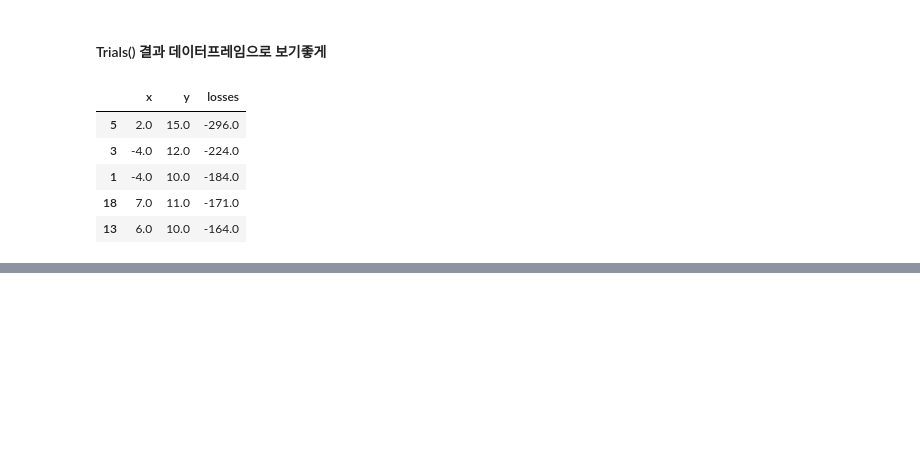
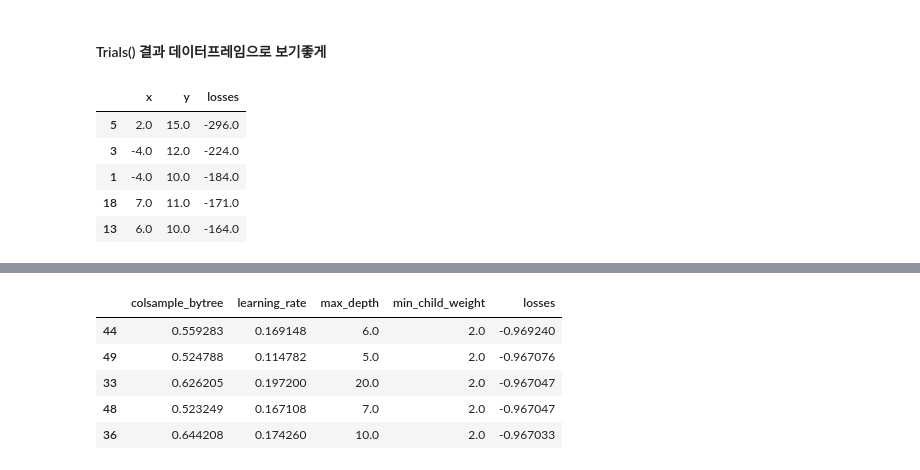
Before and after one commit to netsus/ML_PerfectGuide, a Jupyter notebook: 4장/4.8_베이지안_최적화로_hyperparameter_튜닝.ipynb, the cells around one changed output, grey strips where cells are left out. Cells and saved outputs as stored; diff of their text form; code cells hidden in the pictures; blank space fills up the shorter version.

```diff
--- a/4장/4.8_베이지안_최적화로_hyperparameter_튜닝.ipynb
+++ b/4장/4.8_베이지안_최적화로_hyperparameter_튜닝.ipynb
@@ -259,10 +280,23 @@ get_clf_eval(y_test, preds, pred_proba)
 # %%
-losses = [loss_dict['loss'] for loss_dict in trial_val.results]
-result_df = pd.DataFrame({'max_depth': trial_val.vals['max_depth'],
-                          'min_child_weight': trial_val.vals['min_child_weight'],
-                          'colsample_bytree': trial_val.vals['colsample_bytree'],
-                          'learning_rate': trial_val.vals['learning_rate'],
-                          'losses': losses
-                         }
-                        )
-result_df
+losses=[d['loss'] for d in trial_val.results]
+## 내 df 만들기
+result_dict = dict(trial_val.vals, **{'losses':losses})
+result_df = pd.DataFrame(result_dict)
+
+## 강의에서 df 만들기
+# result_df = pd.DataFrame({'max_depth': trial_val.vals['max_depth'],
+#                           'min_child_weight': trial_val.vals['min_child_weight'],
+#                           'colsample_bytree': trial_val.vals['colsample_bytree'],
+#                           'learning_rate': trial_val.vals['learning_rate'],
+#                           'losses': losses
+#                          }
+#                         )
+
+result_df.sort_values('losses').head(5)
+# %% [output]
+|  | colsample_bytree | learning_rate | max_depth | min_child_weight | losses |
+| 44 | 0.559283 | 0.169148 | 6.0 | 2.0 | -0.969240 |
+| 49 | 0.524788 | 0.114782 | 5.0 | 2.0 | -0.967076 |
+| 33 | 0.626205 | 0.197200 | 20.0 | 2.0 | -0.967047 |
+| 48 | 0.523249 | 0.167108 | 7.0 | 2.0 | -0.967047 |
+| 36 | 0.644208 | 0.174260 | 10.0 | 2.0 | -0.967033 |
```
Also changed, not shown: parts of 14 cells of this notebook.
